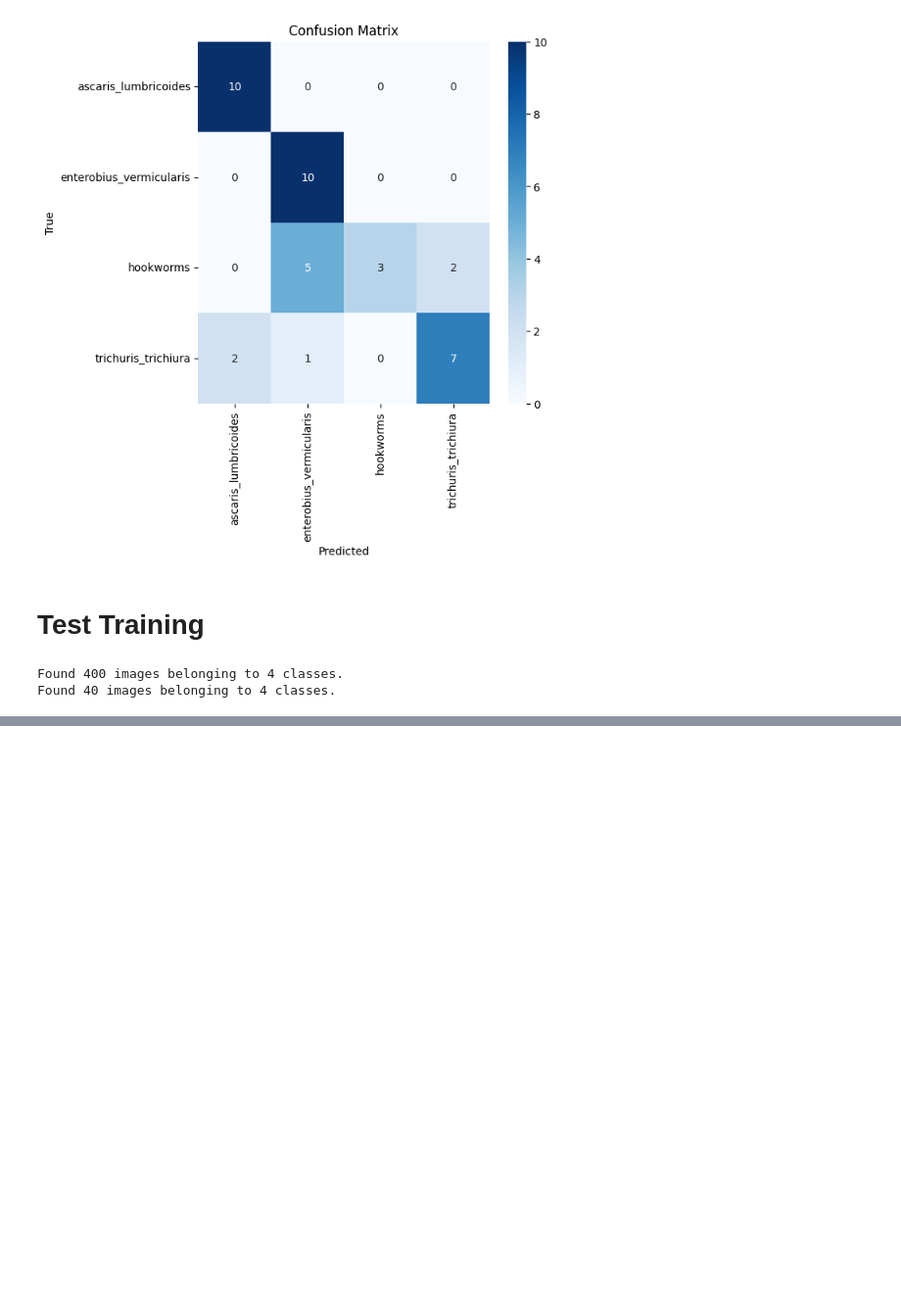
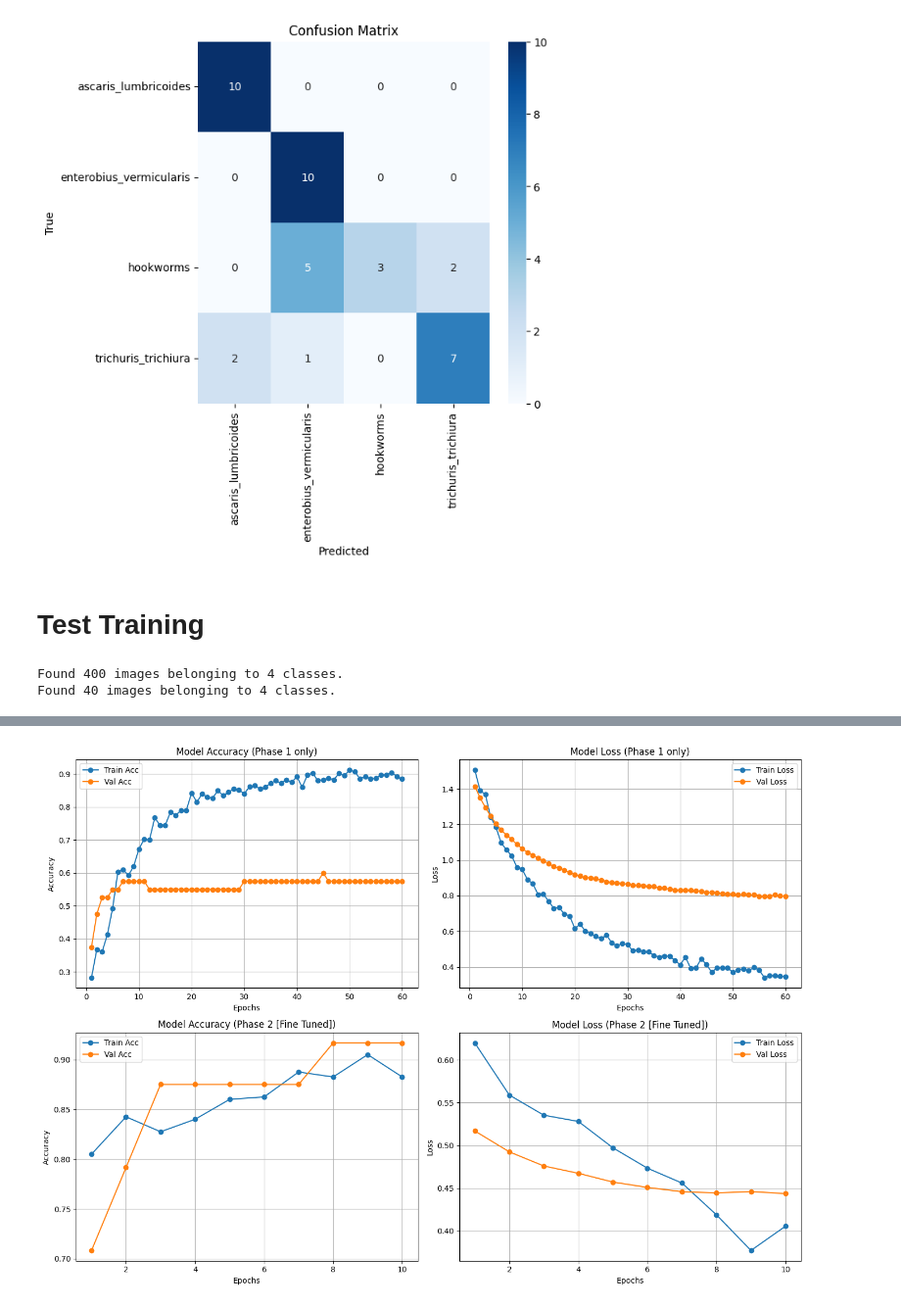
Before and after one commit to AtlastDeepLearning/Intestinal-Parasite-Classification-LW-CNN, a Jupyter notebook: efficientNet_B0_LW_CNN.ipynb, the cells around one changed output, grey strips where cells are left out. Shown: that part at 98% size. Cells and saved outputs as stored; diff of their text form; code cells hidden in the pictures; blank space fills up the shorter version.

Commit message:
updated the training code

```diff
--- a/efficientNet_B0_LW_CNN.ipynb
+++ b/efficientNet_B0_LW_CNN.ipynb
@@ -662,2 +681,66 @@ plt.show()
+# %%
+import matplotlib.pyplot as plt
+
+# --- Phase 1 only ---
+acc1 = history.history["accuracy"]
+val_acc1 = history.history["val_accuracy"]
+loss1 = history.history["loss"]
+val_loss1 = history.history["val_loss"]
+
+# --- Phase 2 only ---
+acc2 = history_fine.history["accuracy"]
+val_acc2 = history_fine.history["val_accuracy"]
+loss2 = history_fine.history["loss"]
+val_loss2 = history_fine.history["val_loss"]
+
+epochs1 = range(1, len(acc1) + 1)
+epochs2 = range(1, len(acc2) + 1)
+
+plt.figure(figsize=(14,10))
+
+# 1. Accuracy (Phase 1 only)
+plt.subplot(2,2,1)
+plt.plot(epochs1, acc1, label="Train Acc", marker="o")
+plt.plot(epochs1, val_acc1, label="Val Acc", marker="o")
+plt.title("Model Accuracy (Phase 1 only)")
+plt.xlabel("Epochs")
+plt.ylabel("Accuracy")
+plt.legend()
+plt.grid(True)
+
+# 2. Loss (Phase 1 only)
+plt.subplot(2,2,2)
+plt.plot(epochs1, loss1, label="Train Loss", marker="o")
+plt.plot(epochs1, val_loss1, label="Val Loss", marker="o")
+plt.title("Model Loss (Phase 1 only)")
+plt.xlabel("Epochs")
+plt.ylabel("Loss")
+plt.legend()
+plt.grid(True)
+
+# 3. Accuracy (Phase 2 only, fine-tuning)
+plt.subplot(2,2,3)
+plt.plot(epochs2, acc2, label="Train Acc", marker="o")
+plt.plot(epochs2, val_acc2, label="Val Acc", marker="o")
+plt.title("Model Accuracy (Phase 2 [Fine Tuned])")
+plt.xlabel("Epochs")
+plt.ylabel("Accuracy")
+plt.legend()
+plt.grid(True)
+
+# 4. Loss (Phase 2 only, fine-tuning)
+plt.subplot(2,2,4)
+plt.plot(epochs2, loss2, label="Train Loss", marker="o")
+plt.plot(epochs2, val_loss2, label="Val Loss", marker="o")
+plt.title("Model Loss (Phase 2 [Fine Tuned])")
+plt.xlabel("Epochs")
+plt.ylabel("Loss")
+plt.legend()
+plt.grid(True)
+
+plt.tight_layout()
+plt.show()
+# %% [output]
+[figure, added]
 # %%
 import numpy as np
```
Also changed, not shown: parts of 7 cells of this notebook.
